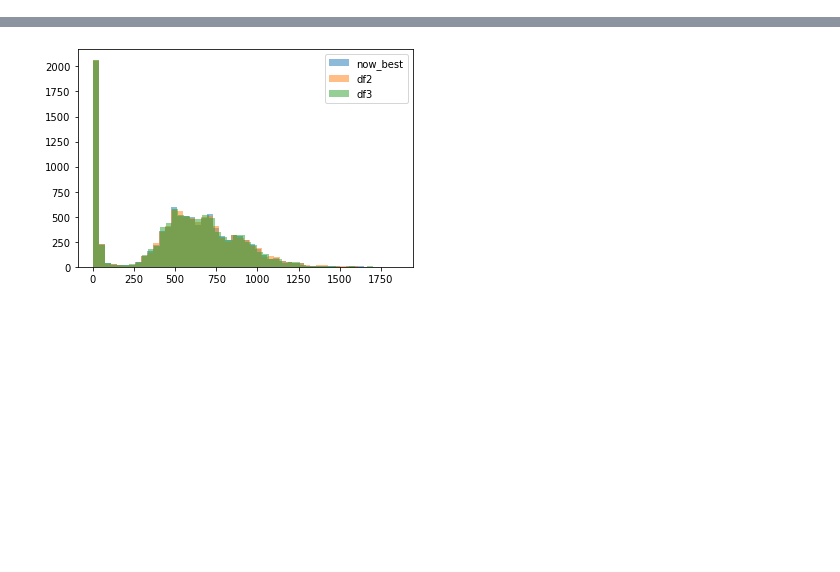
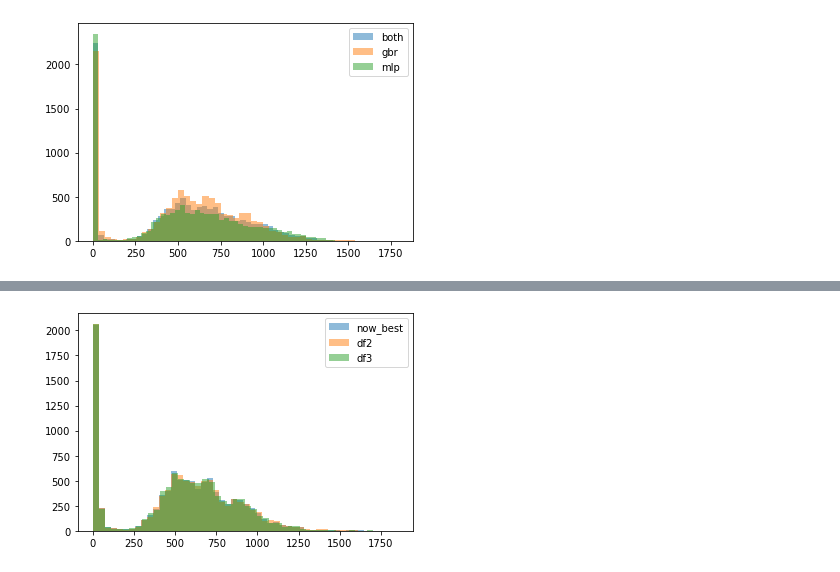
Before and after one commit to Sunbin-Lee/dacon-income, a Jupyter notebook: target_eda.ipynb, the cells around one changed output, grey strips where cells are left out. Drawn from its saved outputs; the diff is of its cells as text; code cells hidden in the pictures; blank space fills up the shorter version.

```diff
--- a/target_eda.ipynb
+++ b/target_eda.ipynb
@@ -4,3 +4,19 @@ import numpy as np
 
 import matplotlib.pyplot as plt
 import seaborn as sns
+# %%
+both = pd.read_csv('submission/both.csv')
+gbr = pd.read_csv('submission/gbr_only.csv')
+mlp = pd.read_csv('submission/mlp_only.csv')
+# %%
+both = both['Income']
+gbr = gbr['Income']
+mlp = mlp['Income']
+# %%
+plt.hist(both, alpha=0.5, label='both', bins=50)
+plt.hist(gbr, alpha=0.5, label='gbr', bins=50)
+plt.hist(mlp, alpha=0.5, label='mlp', bins=50)
+plt.legend()
+plt.show()
+# %% [output]
+[figure, added]
```
Also changed, not shown: parts of 2 cells of this notebook, 10 other files.
